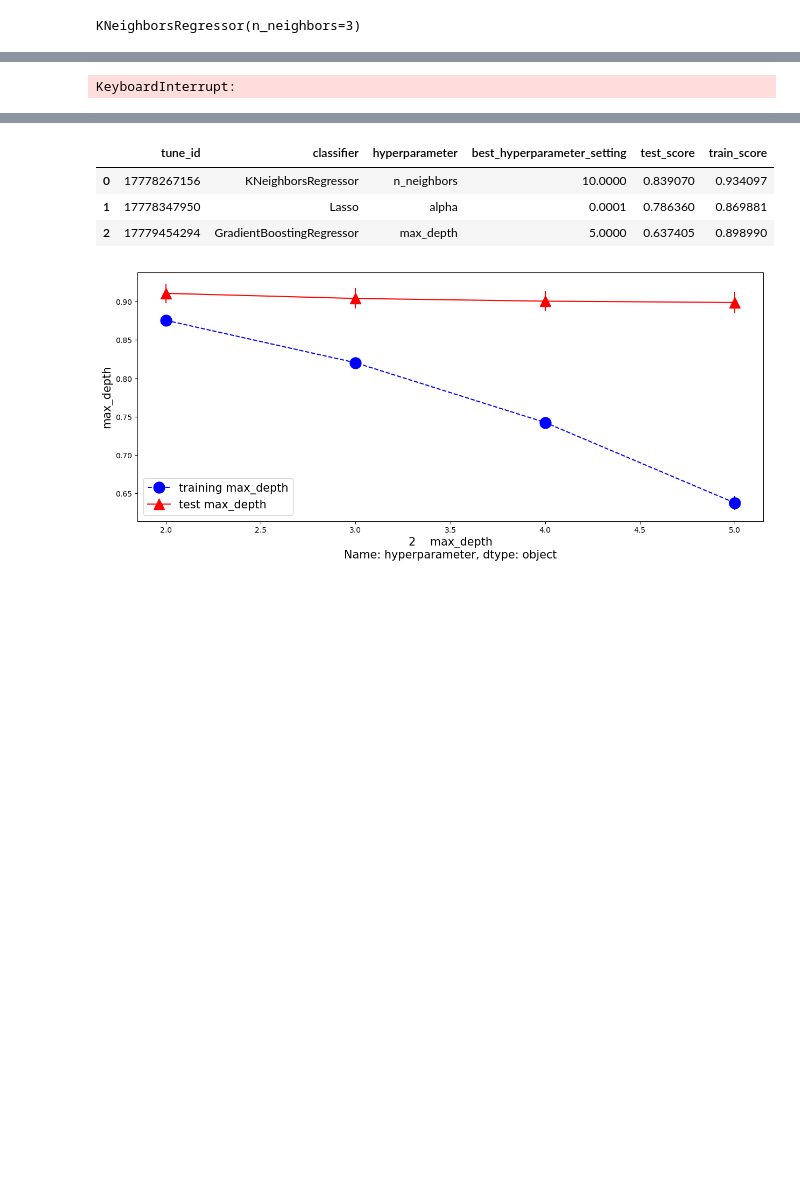
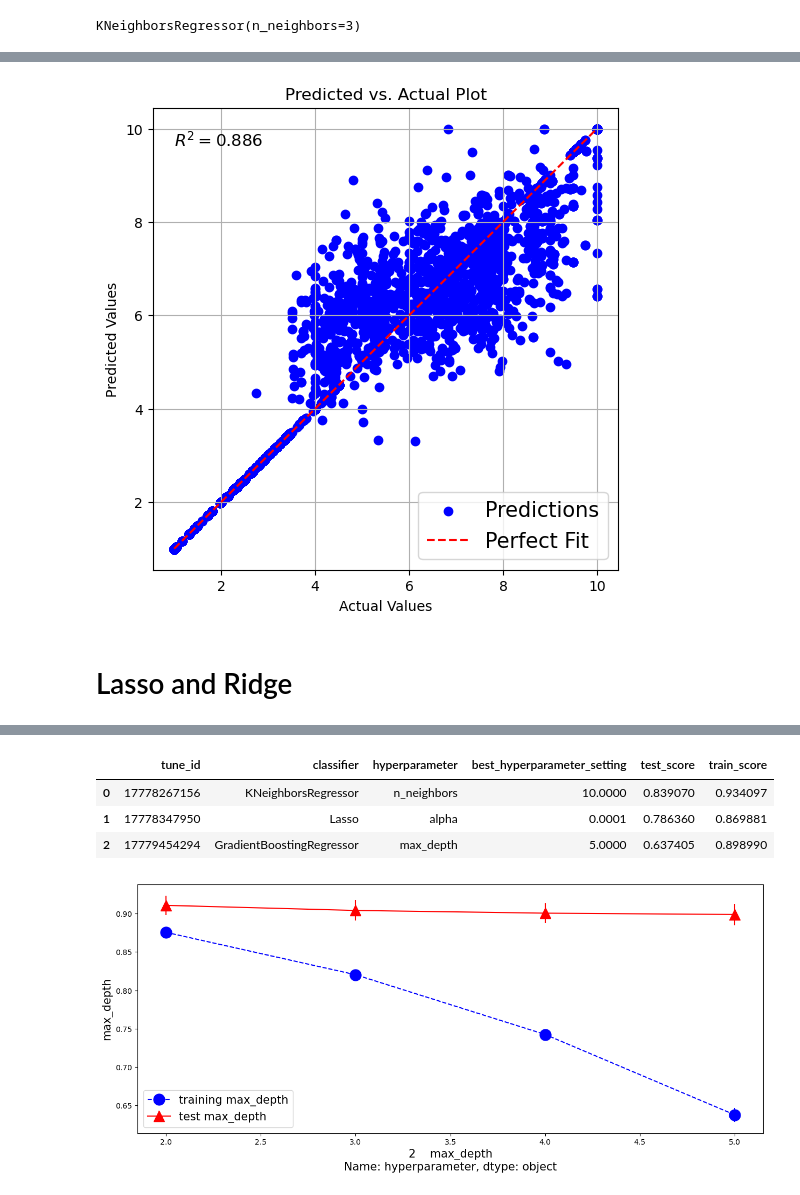
Before and after one commit to qigol/ml1-project-lt4, a Jupyter notebook: working-notebooks/q/model-training-balanced-desc.ipynb, the cells around one changed output, grey strips where cells are left out. Saved outputs shown, nothing was run; the diff lists cells and outputs as text; code cells hidden in the pictures; blank space fills up the shorter version.

```diff
--- a/working-notebooks/q/model-training-balanced-desc.ipynb
+++ b/working-notebooks/q/model-training-balanced-desc.ipynb
@@ -87,3 +70,30 @@ def bin_score(X, y, model, mapping_fn=round):
+# %%
+def pred_actual(clf, X_text, y_test, bin=False):
+    y_pred = clf.predict(X_test)
+
+    if bin:
+        y_test = round(pd.Series(data=y_test))
+        y_pred = round(pd.Series(data=y_pred))
+
+    r2 = r2_score(y_test, y_pred)
+
+    plt.figure(figsize=(6, 6))
+    plt.scatter(y_test, y_pred, color='blue', label='Predictions')
+
+    max_val = max(max(y_test), max(y_pred))
+    min_val = min(min(y_test), min(y_pred))
+    plt.plot([min_val, max_val], [min_val, max_val], color='red', linestyle='--', label='Perfect Fit')
+
+    plt.text(min_val, max_val, f'$R^2 = {r2:.3f}$', fontsize=12, verticalalignment='top')
+
+    plt.xlabel('Actual Values')
+    plt.ylabel('Predicted Values')
+    plt.title('Predicted vs. Actual Plot')
+    plt.legend()
+    plt.grid(True)
+    plt.show()
+
+    pass
 # %% [markdown]
 # KNN Regressor
 # %%
@@ -149 +127,7 @@ disp.plot(cmap=plt.cm.Blues)
+# %%
+pred_actual(knn_reg, X_test, y_test, False)
+# %% [output]
+[figure, added]
+# %% [markdown]
+# Lasso and Ridge
 # %%
@@ -155,13 +139,3 @@ lasso_params = [1e-5, 1e-4, 1e-3,
                 0.75, 1, 1.5,
                 3, 10, 20,
                 100, 500]
-tuner.tune(Lasso,
-           10,
-           0.25,
-           'alpha',
-           lasso_params,
-           {'max_iter': 100000},
-           bin_score,
-           True)
-# %% [output]
-KeyboardInterrupt:
```
Also changed, not shown: parts of 30 cells of this notebook, 2 other files.
